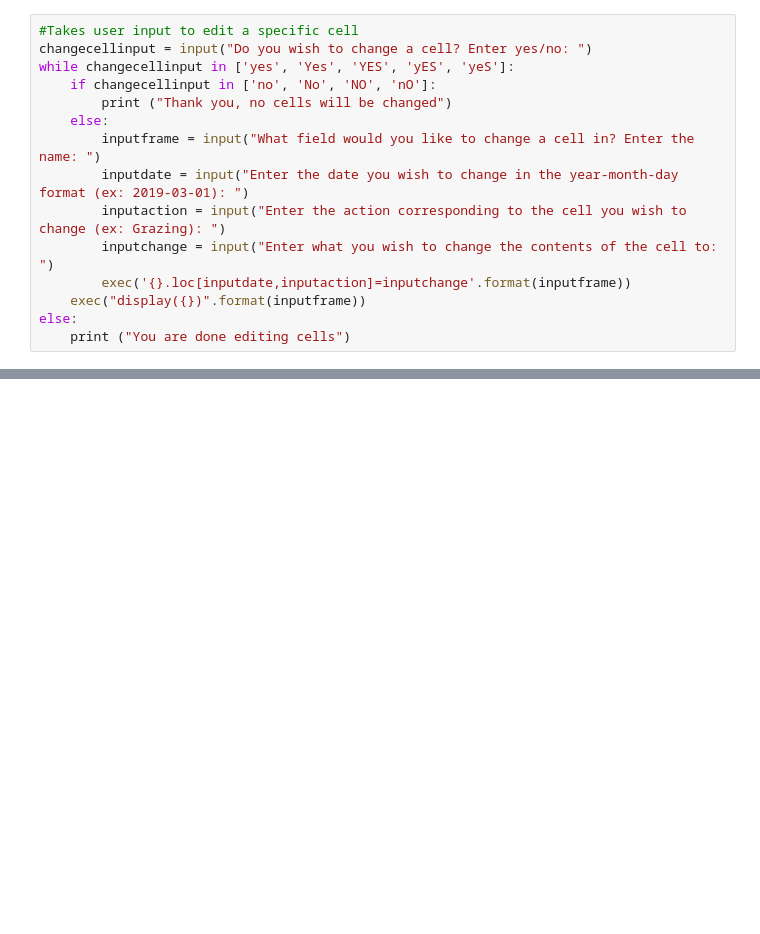
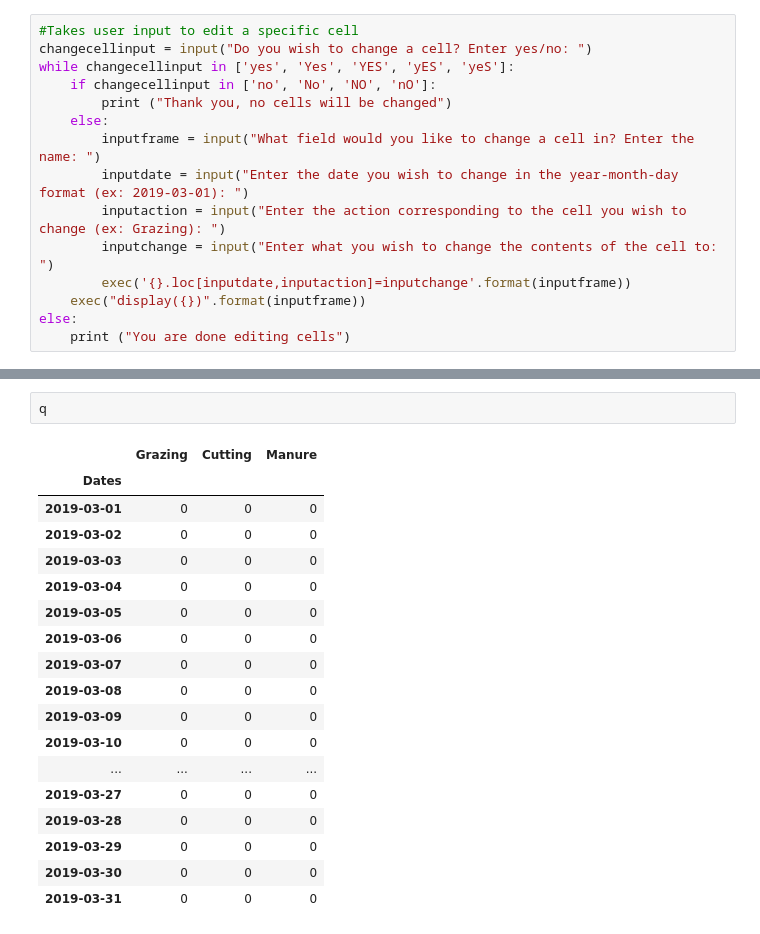
Before and after one commit to Gallster/Quant-Programming-Project, a Jupyter notebook: Assembled Notebook.ipynb, the cells around one changed output, grey strips where cells are left out. Cells and saved outputs as stored; diff of their text form; blank space fills up the shorter version.

```diff
--- a/Assembled Notebook.ipynb
+++ b/Assembled Notebook.ipynb
@@ -172,0 +288,21 @@ else:
+# %%
+q
+# %% [output]
+|  | Grazing | Cutting | Manure |
+| Dates |  |  |  |
+| 2019-03-01 | 0 | 0 | 0 |
+| 2019-03-02 | 0 | 0 | 0 |
+| 2019-03-03 | 0 | 0 | 0 |
+| 2019-03-04 | 0 | 0 | 0 |
+| 2019-03-05 | 0 | 0 | 0 |
+| 2019-03-06 | 0 | 0 | 0 |
+| 2019-03-07 | 0 | 0 | 0 |
+| 2019-03-08 | 0 | 0 | 0 |
+| 2019-03-09 | 0 | 0 | 0 |
+| 2019-03-10 | 0 | 0 | 0 |
+| ... | ... | ... | ... |
+| 2019-03-27 | 0 | 0 | 0 |
+| 2019-03-28 | 0 | 0 | 0 |
+| 2019-03-29 | 0 | 0 | 0 |
+| 2019-03-30 | 0 | 0 | 0 |
+| 2019-03-31 | 0 | 0 | 0 |
```
Also changed, not shown: parts of 7 cells of this notebook.
